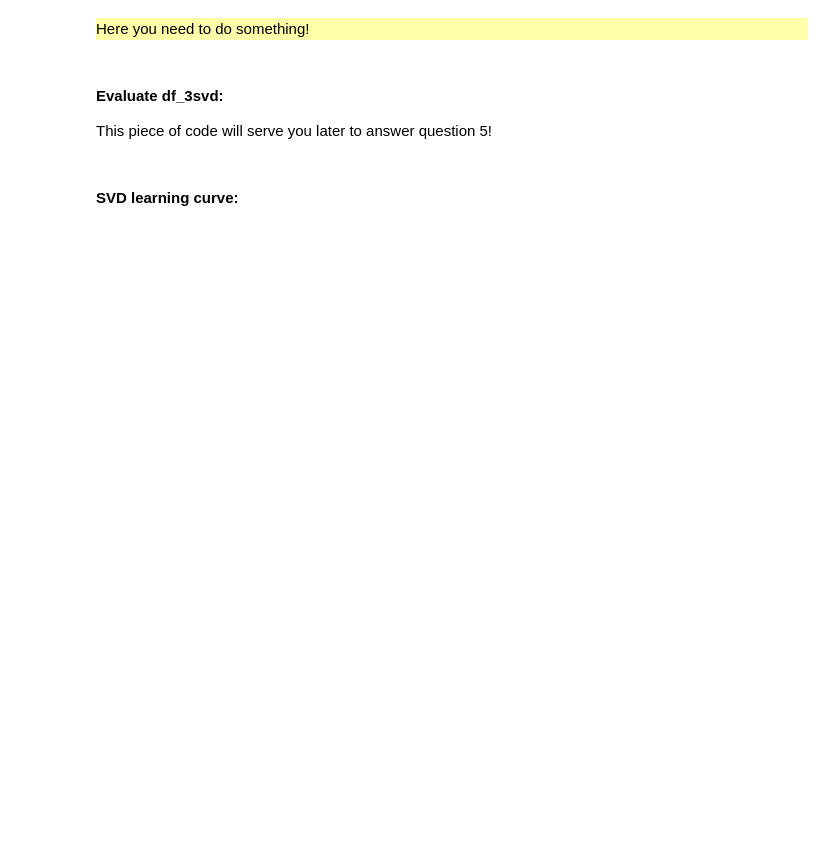
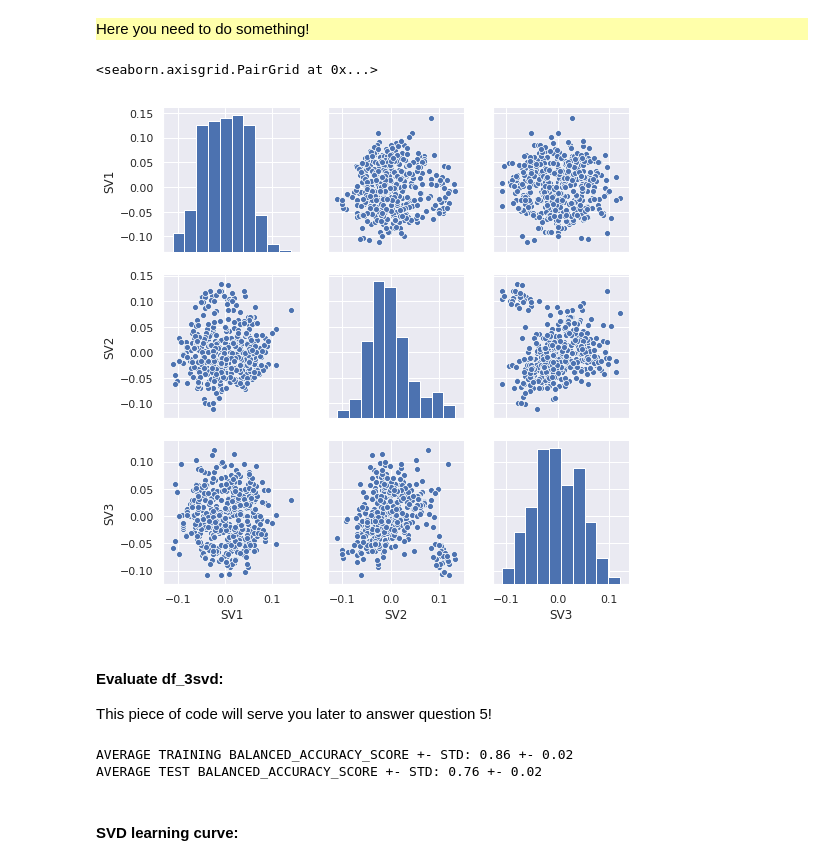
Before and after one commit to orthose/info232, a Jupyter notebook: TP2/TP2.ipynb, the cells around one changed output. Cells and saved outputs as stored; diff of their text form; code cells hidden in the pictures; blank space fills up the shorter version.

```diff
--- a/TP2/TP2.ipynb
+++ b/TP2/TP2.ipynb
@@ -442,8 +444,8 @@ Then answer those questions:
 </div>
 <b>Choose the correct dataset: CS representation, scaled data.</b>
 # %%
-dataset_choice = 0 # Change that
-data_df = all_data_df[dataset_choice] # Change that
+dataset_choice = 1 # Change that
+data_df = all_scaled_data_df[dataset_choice] # Change that
 
 print(data_df.shape)
 # %% [output]
@@ -627,6 +707,6 @@ Then the question to answer will be to compute the performances obtained with th
 # if you did things correctly in previous questions)
 # To obtain df_scaled, remove the last column of data_df.
 
-df_scaled = df_scaled2[{"redness", "elongation"}] # REPLACE THIS BY THE CORRECT ANSWER
+df_scaled = data_df.drop(columns="fruit") # REPLACE THIS BY THE CORRECT ANSWER
 
 df_scaled.head()
@@ -666,6 +767,10 @@ df_3svd.head()
 </div>
 # %%
 # Show the pairplot of svd_df
+sns.pairplot(df_3svd)
+# %% [output]
+<seaborn.axisgrid.PairGrid at 0x...>
+[figure, added]
 # %% [markdown]
 #### Evaluate df_3svd:
 This piece of code will serve you later to answer question 5!
@@ -676,6 +781,9 @@ p_tr, s_tr, p_te, s_te = df_cross_validate(df_3svd, sklearn_model, sklearn_metri
 metric_name = sklearn_metric.__name__.upper()
 print("AVERAGE TRAINING {0:s} +- STD: {1:.2f} +- {2:.2f}".format(metric_name, p_tr, s_tr))
 print("AVERAGE TEST {0:s} +- STD: {1:.2f} +- {2:.2f}".format(metric_name, p_te, s_te))
+# %% [output]
+AVERAGE TRAINING BALANCED_ACCURACY_SCORE +- STD: 0.86 +- 0.02
+AVERAGE TEST BALANCED_ACCURACY_SCORE +- STD: 0.76 +- 0.02
 # %% [markdown]
 #### SVD learning curve:
 # %%
```
Also changed, not shown: parts of 21 cells of this notebook, 2 other files.
